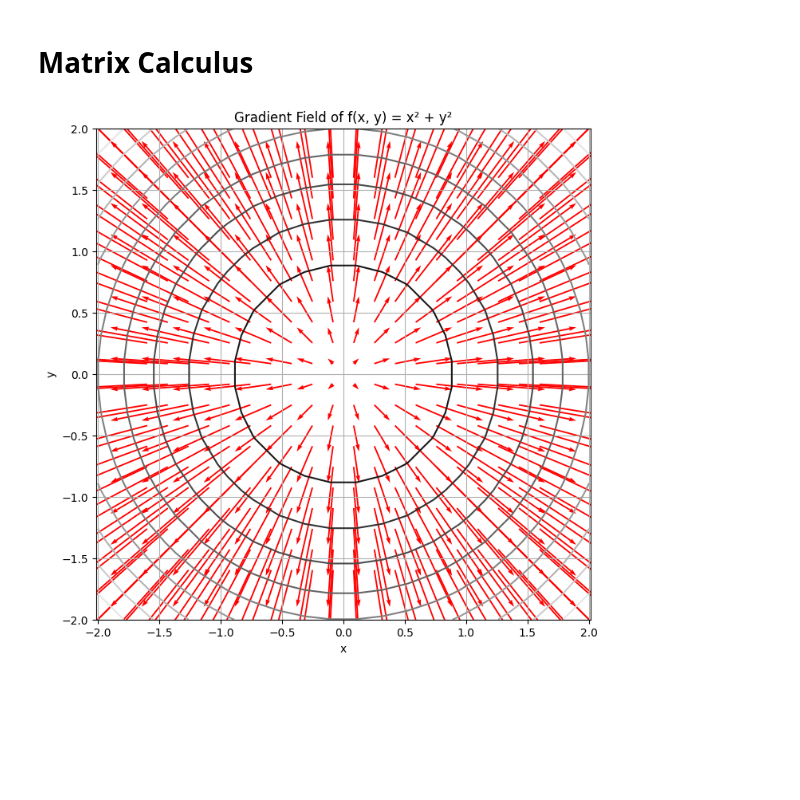
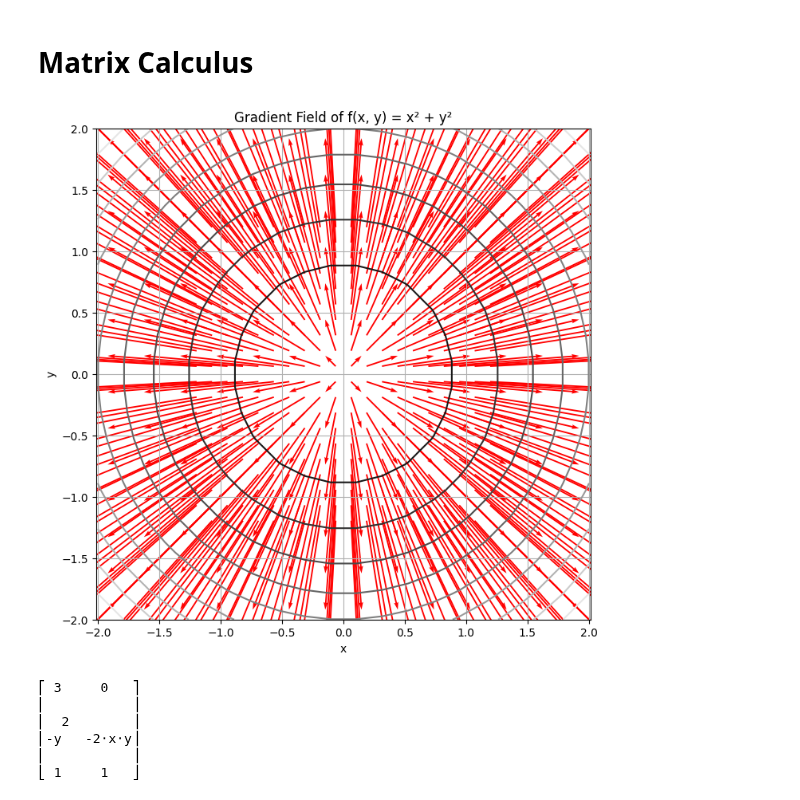
Before and after one commit to dhunganabibek/ml-deep-learning, a Jupyter notebook: matrix-calculus/matrix-calculus.ipynb, the cells around one changed output. Drawn from its saved outputs; the diff is of its cells as text; code cells hidden in the pictures; blank space fills up the shorter version.

Commit message:
calculating jacobain using sympy

```diff
--- a/matrix-calculus/matrix-calculus.ipynb
+++ b/matrix-calculus/matrix-calculus.ipynb
@@ -3,34 +7,58 @@
 # %%
 # graphical representation of a gradient
-import numpy as np
-import matplotlib.pyplot as plt
+
 
 # function to plot
 def f(x, y):
     return  x**2 + y**2
 
 # compute the gradient
 def grad_f(x, y):
     return np.array([2 * x, 2*y])
 
 # create a grid of points
 x = np.linspace(-2, 2, 20)
 y = np.linspace(-2, 2, 20)
 X, Y = np.meshgrid(x, y)
 
 # compute the gradient at each point
 Gx, Gy = grad_f(X, Y)
 
 # plotting  the gradient field
 fig, ax = plt.subplots(figsize=(8, 8))
 contours = ax.contour(X, Y, f(X, Y), levels=10, cmap='gray')
-ax.quiver(X, Y, Gx, Gy, color='red', pivot='middle', scale=20)
+ax.quiver(X, Y, Gx, Gy, color='red', pivot='middle', scale=10)
 
 ax.set_title("Gradient Field of f(x, y) = x² + y²")
 ax.set_xlabel("x")
 ax.set_ylabel("y")
 ax.grid(True)
 plt.axis('equal')
 plt.show()
 # %% [output]
-[figure, old version]
+[figure, new version]
+# %%
+# calculating a  jacobian
+x, y = sp.symbols('x y')
+
+# define vector valued function
+f = sp.Matrix([
+    3*x,
+    -x*y**2,
+    x + y
+])
+
+# define the variables vector
+vars = sp.Matrix([x, y])
+
+# compute jacobian
+J= f.jacobian(vars)
+
+sp.pprint(J)
+# %% [output]
+⎡ 3     0   ⎤
+⎢           ⎥
+⎢  2        ⎥
+⎢-y   -2⋅x⋅y⎥
+⎢           ⎥
+⎣ 1     1   ⎦
```
Also changed, not shown: parts of 1 cell of this notebook.
